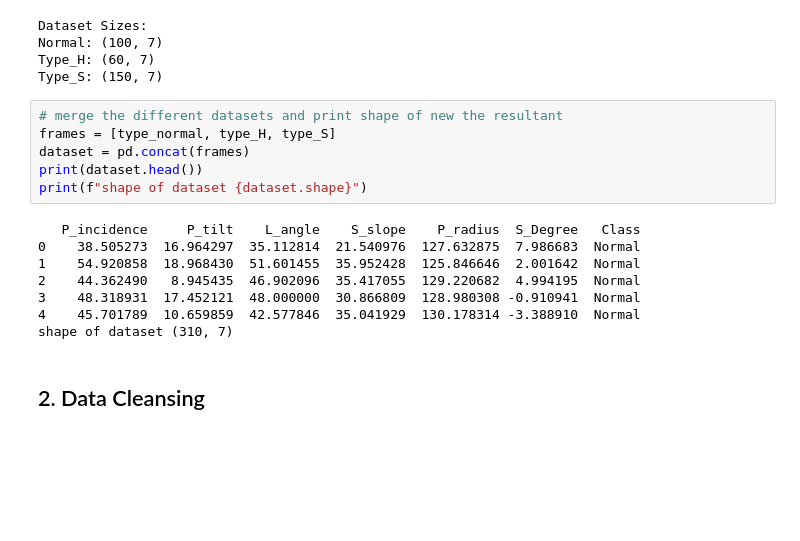
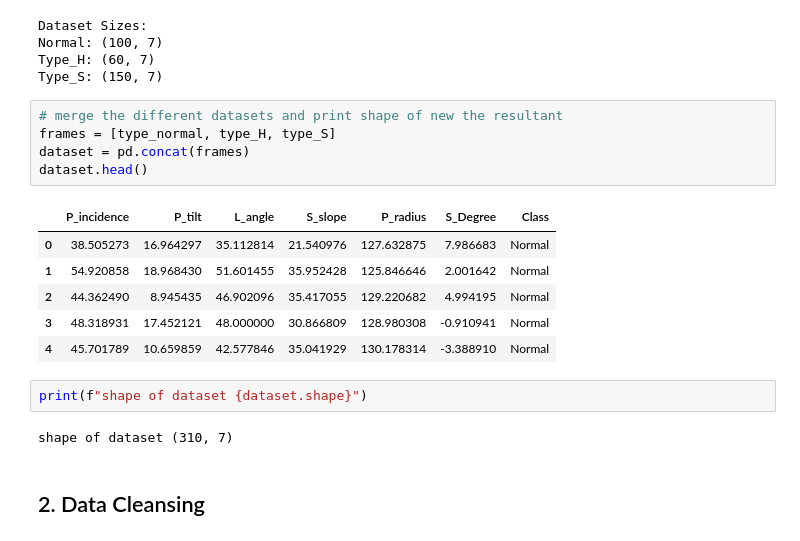
Before and after one commit to vishnudas-raveendran/PGP-AIML, a Jupyter notebook: Supervised Learning/Project Supervised Learning/KNN based Patient Condition Prediction.ipynb, the cells around one changed output. Cells and saved outputs as stored; diff of their text form; blank space fills up the shorter version.

```diff
--- a/Supervised Learning/Project Supervised Learning/KNN based Patient Condition Prediction.ipynb
+++ b/Supervised Learning/Project Supervised Learning/KNN based Patient Condition Prediction.ipynb
@@ -66,17 +68,19 @@ Type_S: (150, 7)
 # %%
 # merge the different datasets and print shape of new the resultant
 frames = [type_normal, type_H, type_S]
 dataset = pd.concat(frames)
-print(dataset.head())
-print(f"shape of dataset {dataset.shape}")
+dataset.head()
 # %% [output]
-   P_incidence     P_tilt    L_angle    S_slope    P_radius  S_Degree   Class
-0    38.505273  16.964297  35.112814  21.540976  127.632875  7.986683  Normal
-1    54.920858  18.968430  51.601455  35.952428  125.846646  2.001642  Normal
-2    44.362490   8.945435  46.902096  35.417055  129.220682  4.994195  Normal
-3    48.318931  17.452121  48.000000  30.866809  128.980308 -0.910941  Normal
-4    45.701789  10.659859  42.577846  35.041929  130.178314 -3.388910  Normal
-shape of dataset (310, 7)
+|  | P_incidence | P_tilt | L_angle | S_slope | P_radius | S_Degree | Class |
+| 0 | 38.505273 | 16.964297 | 35.112814 | 21.540976 | 127.632875 | 7.986683 | Normal |
+| 1 | 54.920858 | 18.968430 | 51.601455 | 35.952428 | 125.846646 | 2.001642 | Normal |
+| 2 | 44.362490 | 8.945435 | 46.902096 | 35.417055 | 129.220682 | 4.994195 | Normal |
+| 3 | 48.318931 | 17.452121 | 48.000000 | 30.866809 | 128.980308 | -0.910941 | Normal |
+| 4 | 45.701789 | 10.659859 | 42.577846 | 35.041929 | 130.178314 | -3.388910 | Normal |
+# %%
+print(f"shape of dataset {dataset.shape}")
+# %% [output]
+shape of dataset (310, 7)
 # %% [markdown]
 ## 2. Data Cleansing
 # %%
```
Also changed, not shown: parts of 17 cells of this notebook, 3 other files.
